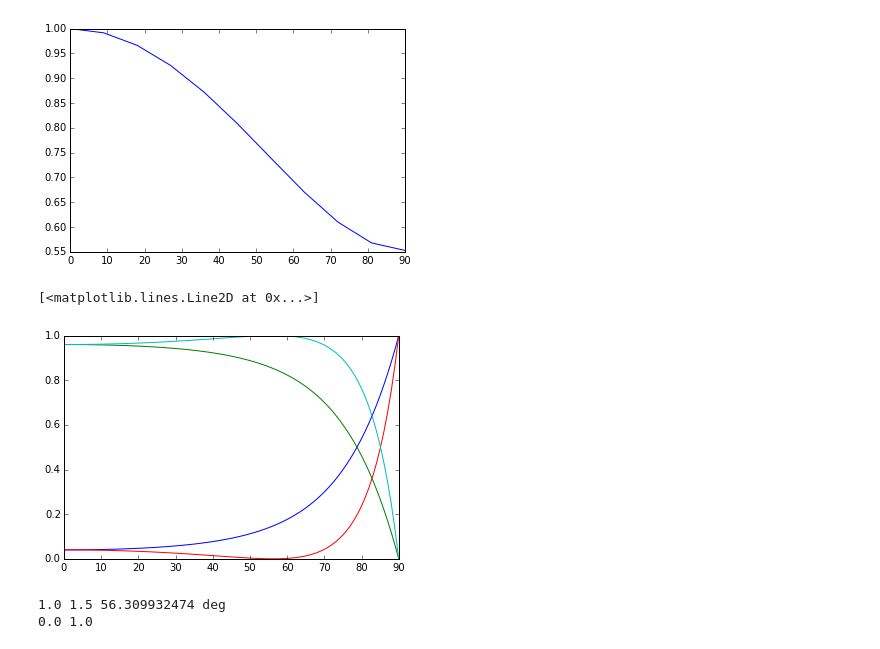
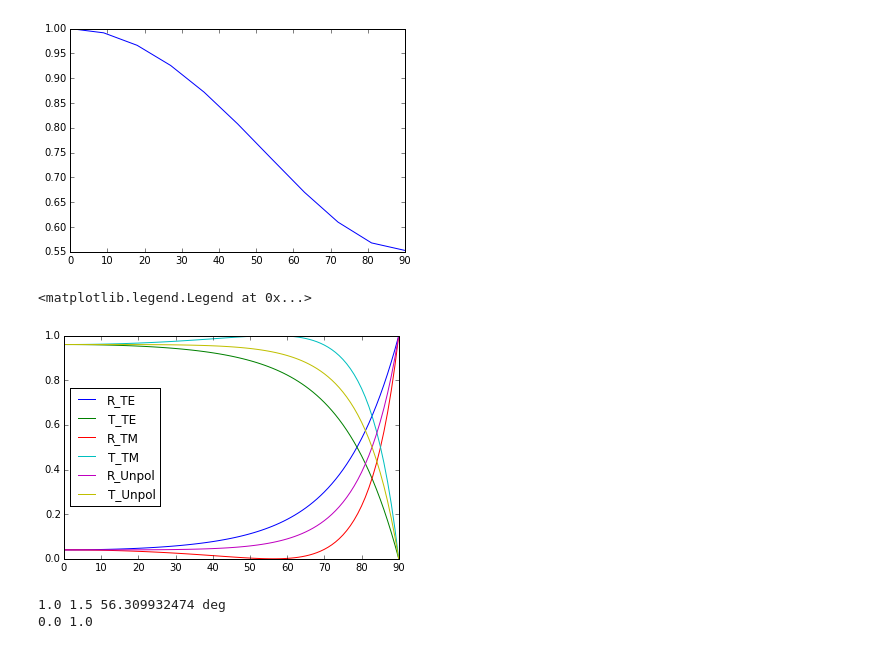
Before and after one commit to eelcodijkstra/teststuff, a Jupyter notebook: ray_trace/150311_calc_power_in_a_layer.ipynb, the cells around one changed output. Saved outputs shown, nothing was run; the diff lists cells and outputs as text; code cells hidden in the pictures.

Commit message:
update plot to include legend

```diff
--- a/ray_trace/150311_calc_power_in_a_layer.ipynb
+++ b/ray_trace/150311_calc_power_in_a_layer.ipynb
@@ -51,14 +53,17 @@ plt.plot( temp_angle1, cos_angle2(temp_angle1*degtorad, 1.0, 1.2) )
 # %%
 temp_angle1 = np.linspace(0.0, 90.0, 91)
 n1 = 1.0
 n2 = 1.5
 fig, ax = plt.subplots()
-ax.plot( temp_angle1, reflectance_TE(temp_angle1*degtorad, n1, n2) )
-ax.plot( temp_angle1, transmittance_TE(temp_angle1*degtorad, n1, n2) )
-ax.plot( temp_angle1, reflectance_TM(temp_angle1*degtorad, n1, n2) )
-ax.plot( temp_angle1, transmittance_TM(temp_angle1*degtorad, n1, n2) )
+ax.plot( temp_angle1, reflectance_TE(temp_angle1*degtorad, n1, n2), label='R_TE' )
+ax.plot( temp_angle1, transmittance_TE(temp_angle1*degtorad, n1, n2), label='T_TE' )
+ax.plot( temp_angle1, reflectance_TM(temp_angle1*degtorad, n1, n2), label='R_TM' )
+ax.plot( temp_angle1, transmittance_TM(temp_angle1*degtorad, n1, n2), label='T_TM' )
+ax.plot( temp_angle1, reflectance_Unpol(temp_angle1*degtorad, n1, n2), label='R_Unpol' )
+ax.plot( temp_angle1, transmittance_Unpol(temp_angle1*degtorad, n1, n2), label='T_Unpol' )
+ax.legend(loc='center left')
 # %% [output]
-[<matplotlib.lines.Line2D at 0x...>]
+<matplotlib.legend.Legend at 0x...>
-[figure, old version]
+[figure, new version]
 # %%
 brewsterangle = np.arctan2(n2, n1)
```
Also changed, not shown: parts of 2 cells of this notebook.
